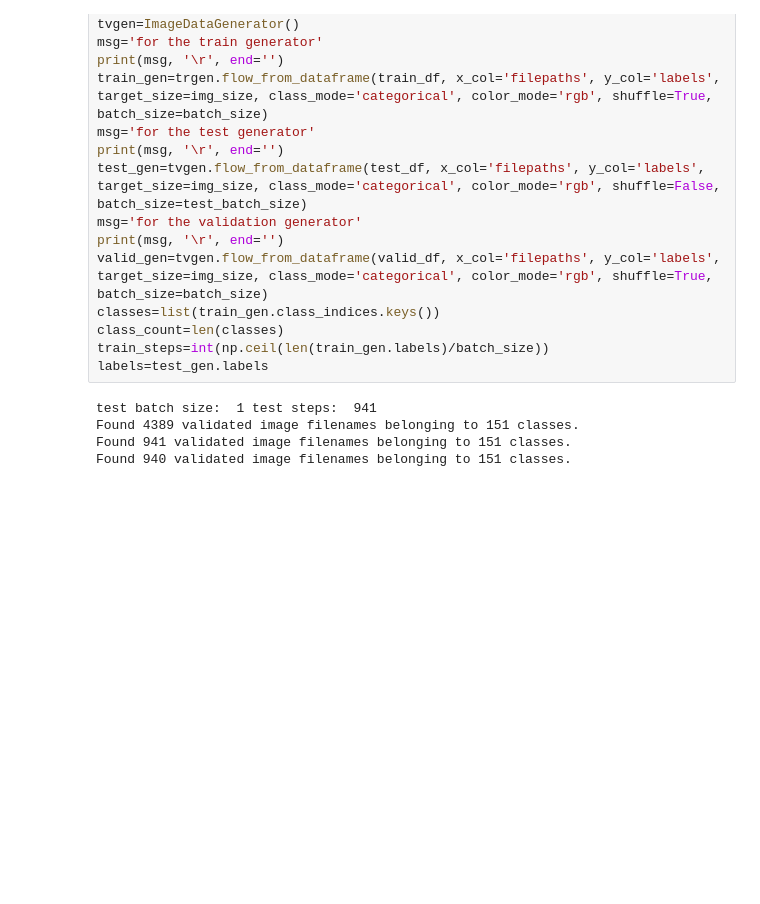
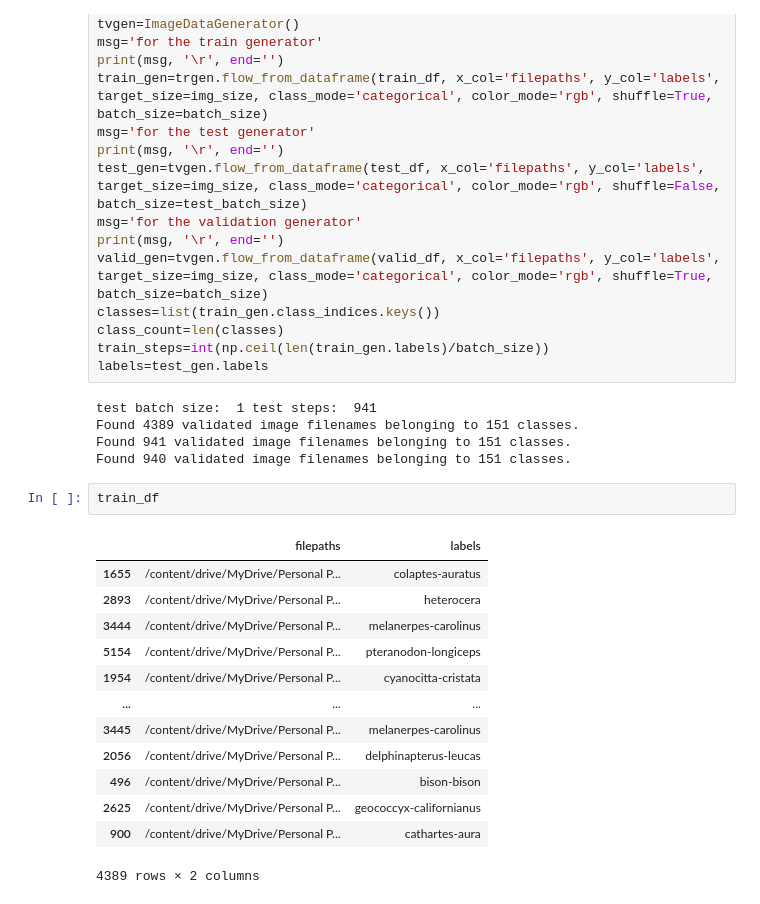
Before and after one commit to dantrainor9/Animal_Image_Classification, a Jupyter notebook: Animal_Image_Classification_part_1.ipynb, the cells around one changed output. Cells and saved outputs as stored; diff of their text form; blank space fills up the shorter version.

```diff
--- a/Animal_Image_Classification_part_1.ipynb
+++ b/Animal_Image_Classification_part_1.ipynb
@@ -154,3 +154,19 @@ test batch size:  1 test steps:  941
 Found 4389 validated image filenames belonging to 151 classes.
 Found 941 validated image filenames belonging to 151 classes.
 Found 940 validated image filenames belonging to 151 classes.
+# %%
+train_df
+# %% [output]
+|  | filepaths | labels |
+| 1655 | /content/drive/MyDrive/Personal P... | colaptes-auratus |
+| 2893 | /content/drive/MyDrive/Personal P... | heterocera |
+| 3444 | /content/drive/MyDrive/Personal P... | melanerpes-carolinus |
+| 5154 | /content/drive/MyDrive/Personal P... | pteranodon-longiceps |
+| 1954 | /content/drive/MyDrive/Personal P... | cyanocitta-cristata |
+| ... | ... | ... |
+| 3445 | /content/drive/MyDrive/Personal P... | melanerpes-carolinus |
+| 2056 | /content/drive/MyDrive/Personal P... | delphinapterus-leucas |
+| 496 | /content/drive/MyDrive/Personal P... | bison-bison |
+| 2625 | /content/drive/MyDrive/Personal P... | geococcyx-californianus |
+| 900 | /content/drive/MyDrive/Personal P... | cathartes-aura |
+4389 rows × 2 columns
```
